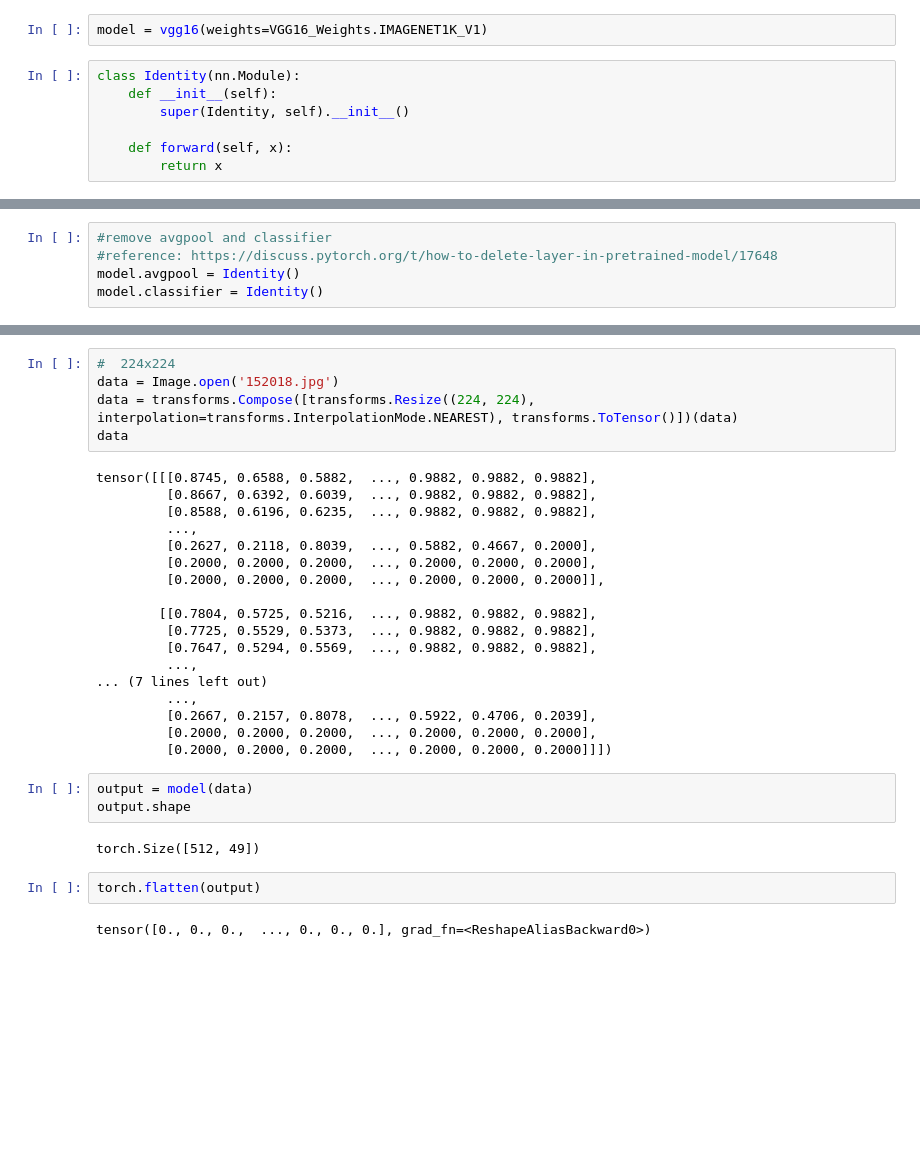
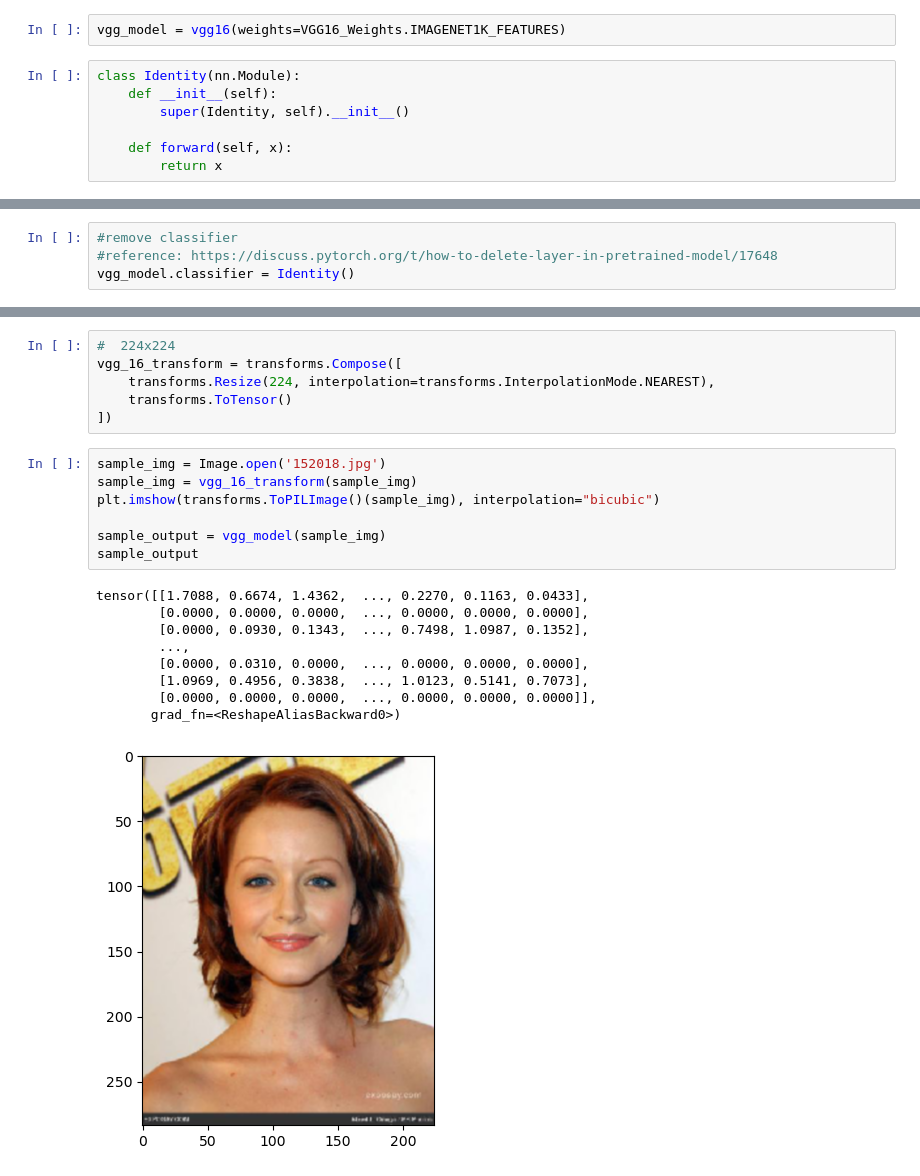
Before and after one commit to JanjanC/FGSM-for-Face-Detectors, a Jupyter notebook: VGG16 Feature Extraction.ipynb, the cells around one changed output, grey strips where cells are left out. Saved outputs shown, nothing was run; the diff lists cells and outputs as text; blank space fills up the shorter version.

```diff
--- a/VGG16 Feature Extraction.ipynb
+++ b/VGG16 Feature Extraction.ipynb
@@ -9,5 +19,5 @@ import numpy as np
 # %%
-model = vgg16(weights=VGG16_Weights.IMAGENET1K_V1)
+vgg_model = vgg16(weights=VGG16_Weights.IMAGENET1K_FEATURES)
 # %%
 class Identity(nn.Module):
     def __init__(self):
@@ -36,8 +46,7 @@ VGG(
   )
 )
 # %%
-#remove avgpool and classifier
+#remove classifier
 #reference: https://discuss.pytorch.org/t/how-to-delete-layer-in-pretrained-model/17648
-model.avgpool = Identity()
-model.classifier = Identity()
+vgg_model.classifier = Identity()
 # %%
@@ -62,33 +71,24 @@ VGG(
 )
 # %%
 #  224x224
-data = Image.open('152018.jpg')
-data = transforms.Compose([transforms.Resize((224, 224), interpolation=transforms.InterpolationMode.NEAREST), transforms.ToTensor()])(data)
-data
+vgg_16_transform = transforms.Compose([
+    transforms.Resize(224, interpolation=transforms.InterpolationMode.NEAREST),
+    transforms.ToTensor()
+])
-# %% [output]
-tensor([[[0.8745, 0.6588, 0.5882,  ..., 0.9882, 0.9882, 0.9882],
-         [0.8667, 0.6392, 0.6039,  ..., 0.9882, 0.9882, 0.9882],
-         [0.8588, 0.6196, 0.6235,  ..., 0.9882, 0.9882, 0.9882],
-         ...,
-         [0.2627, 0.2118, 0.8039,  ..., 0.5882, 0.4667, 0.2000],
-         [0.2000, 0.2000, 0.2000,  ..., 0.2000, 0.2000, 0.2000],
-         [0.2000, 0.2000, 0.2000,  ..., 0.2000, 0.2000, 0.2000]],
-
-        [[0.7804, 0.5725, 0.5216,  ..., 0.9882, 0.9882, 0.9882],
-         [0.7725, 0.5529, 0.5373,  ..., 0.9882, 0.9882, 0.9882],
-         [0.7647, 0.5294, 0.5569,  ..., 0.9882, 0.9882, 0.9882],
-         ...,
-... (7 lines left out)
-         ...,
-         [0.2667, 0.2157, 0.8078,  ..., 0.5922, 0.4706, 0.2039],
-         [0.2000, 0.2000, 0.2000,  ..., 0.2000, 0.2000, 0.2000],
-         [0.2000, 0.2000, 0.2000,  ..., 0.2000, 0.2000, 0.2000]]])
-# %%
-output = model(data)
-output.shape
-# %% [output]
-torch.Size([512, 49])
-# %%
-torch.flatten(output)
-# %% [output]
-tensor([0., 0., 0.,  ..., 0., 0., 0.], grad_fn=<ReshapeAliasBackward0>)
+# %%
+sample_img = Image.open('152018.jpg')
+sample_img = vgg_16_transform(sample_img)
+plt.imshow(transforms.ToPILImage()(sample_img), interpolation="bicubic")
+
+sample_output = vgg_model(sample_img)
+sample_output
+# %% [output]
+tensor([[1.7088, 0.6674, 1.4362,  ..., 0.2270, 0.1163, 0.0433],
+        [0.0000, 0.0000, 0.0000,  ..., 0.0000, 0.0000, 0.0000],
+        [0.0000, 0.0930, 0.1343,  ..., 0.7498, 1.0987, 0.1352],
+        ...,
+        [0.0000, 0.0310, 0.0000,  ..., 0.0000, 0.0000, 0.0000],
+        [1.0969, 0.4956, 0.3838,  ..., 1.0123, 0.5141, 0.7073],
+        [0.0000, 0.0000, 0.0000,  ..., 0.0000, 0.0000, 0.0000]],
+       grad_fn=<ReshapeAliasBackward0>)
+[figure, added]
```
Also changed, not shown: parts of 5 cells of this notebook.
